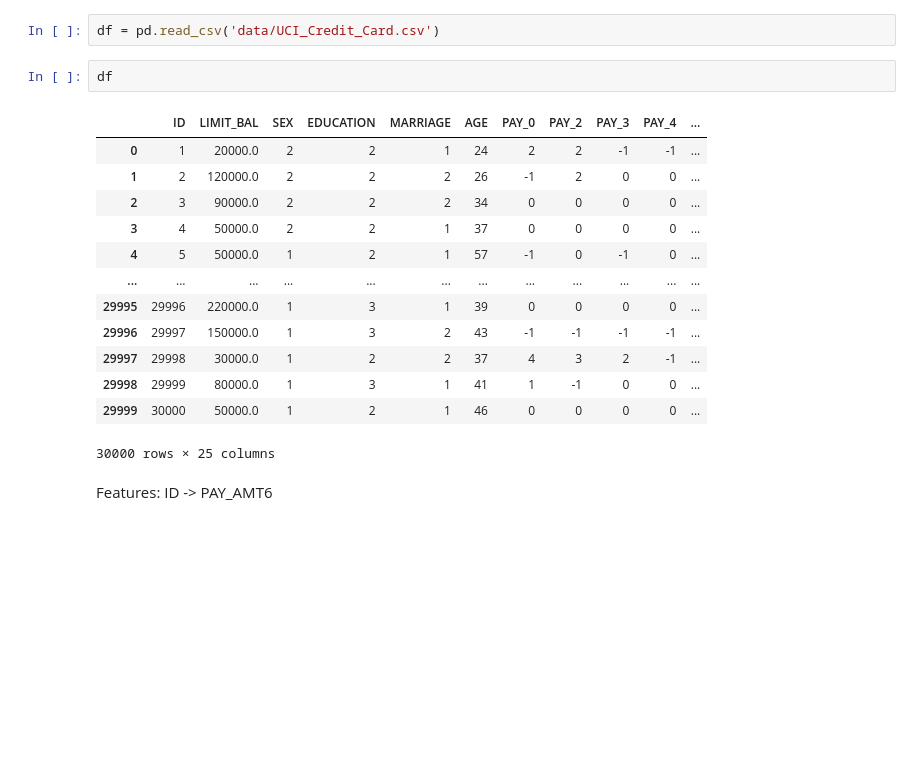
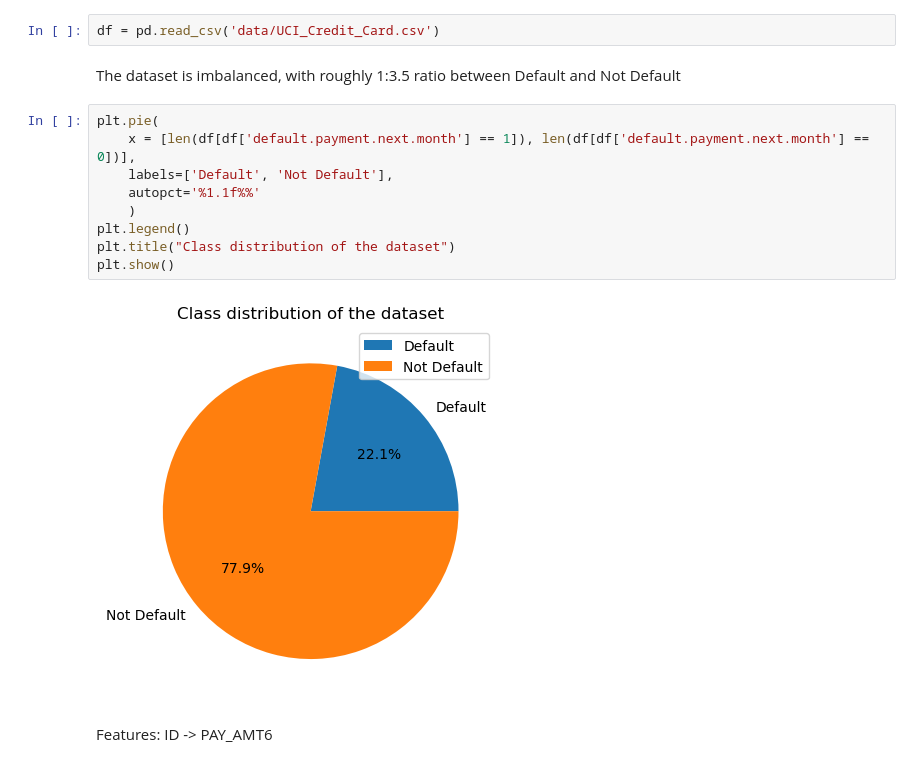
Before and after one commit to PranavRao25/Data-Analytics, a Jupyter notebook: assignment-6/code.ipynb, the cells around one changed output. Cells and saved outputs as stored; diff of their text form; blank space fills up the shorter version.

```diff
--- a/assignment-6/code.ipynb
+++ b/assignment-6/code.ipynb
@@ -19,22 +23,19 @@ from sklearn import tree
 ## Introduction of Random Deletions
 # %%
 df = pd.read_csv('data/UCI_Credit_Card.csv')
-# %%
-df
-# %% [output]
-|  | ID | LIMIT_BAL | SEX | EDUCATION | MARRIAGE | AGE | PAY_0 | PAY_2 | PAY_3 | PAY_4 | ... |
-| 0 | 1 | 20000.0 | 2 | 2 | 1 | 24 | 2 | 2 | -1 | -1 | ... |
-| 1 | 2 | 120000.0 | 2 | 2 | 2 | 26 | -1 | 2 | 0 | 0 | ... |
-| 2 | 3 | 90000.0 | 2 | 2 | 2 | 34 | 0 | 0 | 0 | 0 | ... |
-| 3 | 4 | 50000.0 | 2 | 2 | 1 | 37 | 0 | 0 | 0 | 0 | ... |
-| 4 | 5 | 50000.0 | 1 | 2 | 1 | 57 | -1 | 0 | -1 | 0 | ... |
-| ... | ... | ... | ... | ... | ... | ... | ... | ... | ... | ... | ... |
-| 29995 | 29996 | 220000.0 | 1 | 3 | 1 | 39 | 0 | 0 | 0 | 0 | ... |
-| 29996 | 29997 | 150000.0 | 1 | 3 | 2 | 43 | -1 | -1 | -1 | -1 | ... |
-| 29997 | 29998 | 30000.0 | 1 | 2 | 2 | 37 | 4 | 3 | 2 | -1 | ... |
-| 29998 | 29999 | 80000.0 | 1 | 3 | 1 | 41 | 1 | -1 | 0 | 0 | ... |
-| 29999 | 30000 | 50000.0 | 1 | 2 | 1 | 46 | 0 | 0 | 0 | 0 | ... |
-30000 rows × 25 columns
+# %% [markdown]
+The dataset is imbalanced, with roughly 1:3.5 ratio between Default and Not Default
+# %%
+plt.pie(
+    x = [len(df[df['default.payment.next.month'] == 1]), len(df[df['default.payment.next.month'] == 0])],
+    labels=['Default', 'Not Default'],
+    autopct='%1.1f%%'
+    )
+plt.legend()
+plt.title("Class distribution of the dataset")
+plt.show()
+# %% [output]
+[figure, added]
 # %% [markdown]
 Features: ID -> PAY_AMT6
 # %% [markdown]
```
Also changed, not shown: parts of 25 cells of this notebook, 29 other files.
